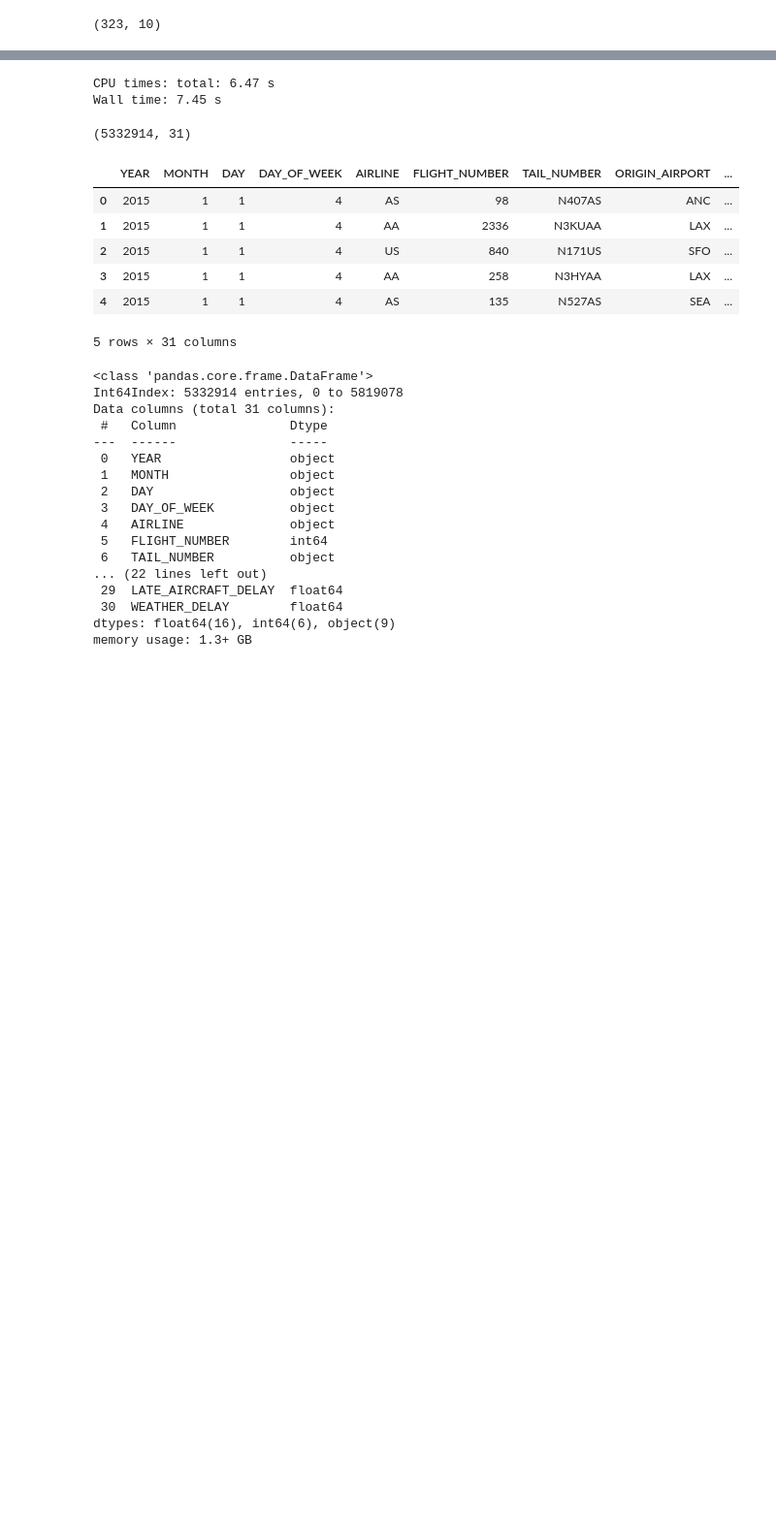
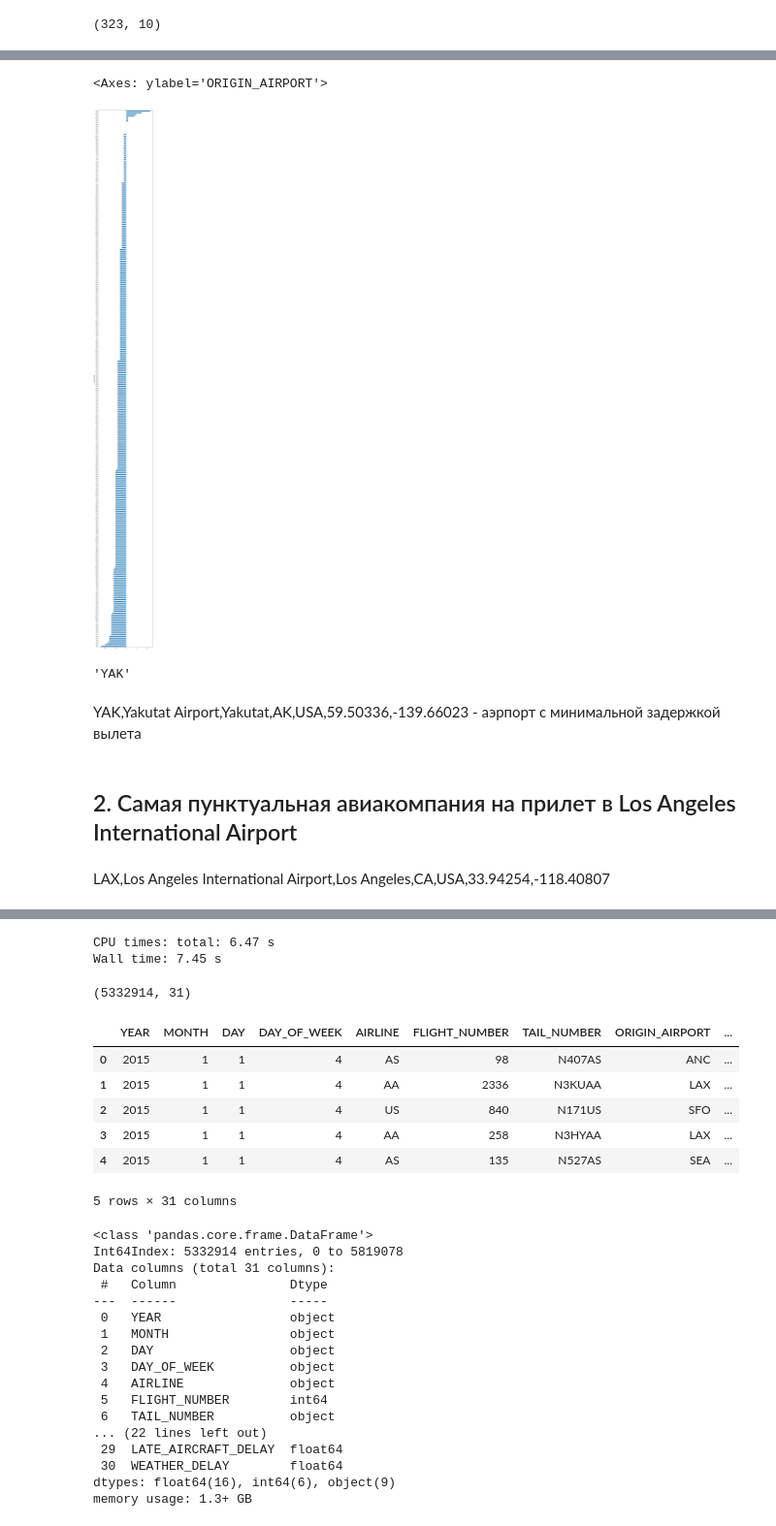
Before and after one commit to Oleg166/python_date, a Jupyter notebook: project.ipynb, the cells around one changed output, grey strips where cells are left out. Shown at 97% size. Cells and saved outputs as stored; diff of their text form; code cells hidden in the pictures; blank space fills up the shorter version.

```diff
--- a/project.ipynb
+++ b/project.ipynb
@@ -272,7 +101,0 @@ KeyboardInterrupt:
-# %%
-%%time
-for i in tqdm(range(N_fl)):
-    if len(data2['ORIGIN_AIRPORT'].values[i]) !=3:
-        data2.loc[data2['ORIGIN_AIRPORT'] == data2['ORIGIN_AIRPORT'].values[i], 'ORIGIN_AIRPORT'] = df_aircodes['IATA_CODE'].loc[df_aircodes['Code_id'] == data2['ORIGIN_AIRPORT'].values[i]].values[0]
-    elif len(data2['DESTINATION_AIRPORT'].values[i]) !=3:
-        data2.loc[data2['DESTINATION_AIRPORT'] == data2['DESTINATION_AIRPORT'].values[i], 'DESTINATION_AIRPORT'] = df_aircodes['IATA_CODE'].loc[df_aircodes['Code_id'] == data2['DESTINATION_AIRPORT'].values[i]].values[0]
@@ -658,0 +306,2 @@ object
+# %%
+df1 = df.groupby('ORIGIN_AIRPORT')['DEPARTURE_DELAY'].median().sort_values(ascending=True)
@@ -658,0 +318,15 @@ object
+# %%
+df1.plot(kind='barh', figsize=(10, 100))
+# %% [output]
+<Axes: ylabel='ORIGIN_AIRPORT'>
+[figure, added]
+# %%
+df1.index[0]
+# %% [output]
+'YAK'
+# %% [markdown]
+YAK,Yakutat Airport,Yakutat,AK,USA,59.50336,-139.66023 - аэрпорт с минимальной задержкой вылета
+# %% [markdown]
+## 2. Самая пунктуальная авиакомпания на прилет в Los Angeles International Airport
+# %% [markdown]
+LAX,Los Angeles International Airport,Los Angeles,CA,USA,33.94254,-118.40807
```
Also changed, not shown: parts of 290 cells of this notebook.
